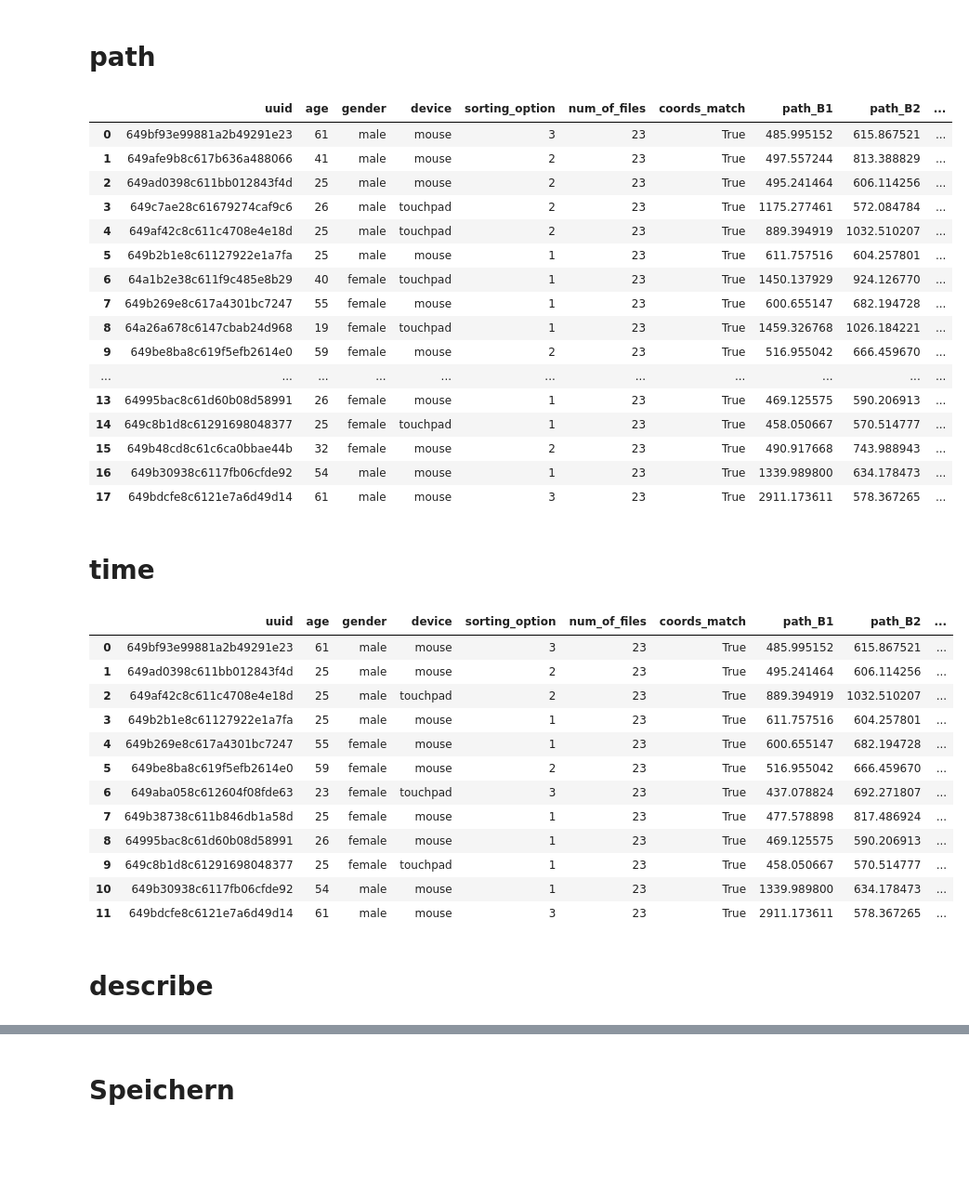
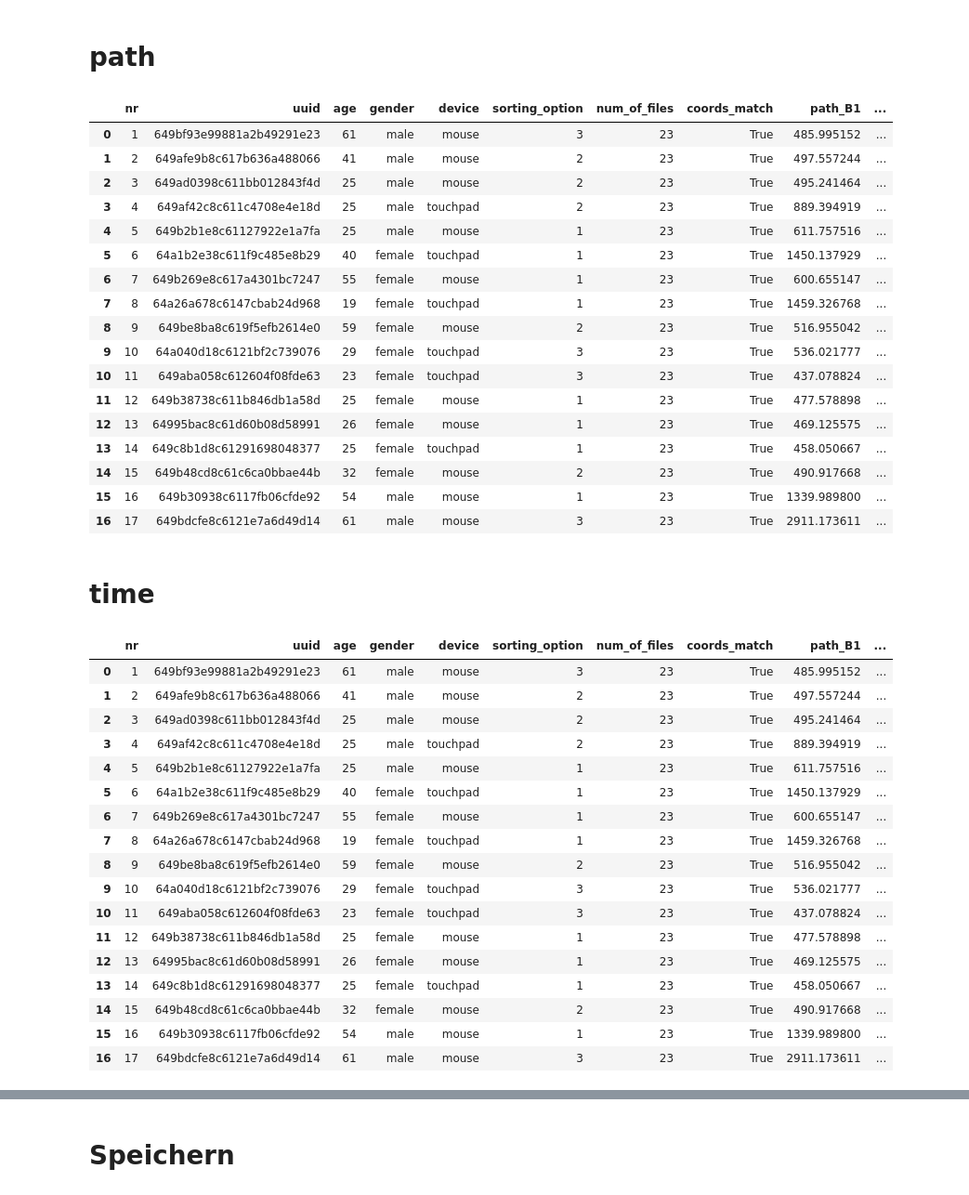
Before and after one commit to isabelvonah/ba, a Jupyter notebook: analysis/05_analysis_B.ipynb, the cells around one changed output, grey strips where cells are left out. Shown at 93% size. Saved outputs shown, nothing was run; the diff lists cells and outputs as text; code cells hidden in the pictures; blank space fills up the shorter version.

```diff
--- a/analysis/05_analysis_B.ipynb
+++ b/analysis/05_analysis_B.ipynb
@@ -23,10 +45,10 @@ for task in tasks:
 
     path_lengths = []
 
-    for user_id in users["uuid"]:
+    for user_nr in users["nr"]:
 
         path_length = 0
-        df_path = task_dict[user_id]
+        df_path = task_dict[str(user_nr)]
 
         for i in range(1, len(df_path)):
             dx = df_path['x'].iloc[i] - df_path['x'].iloc[i-1]
@@ -39,50 +61,54 @@ for task in tasks:
 
 users
 # %% [output]
-|  | uuid | age | gender | device | sorting_option | num_of_files | coords_match | path_B1 | path_B2 | ... |
-| 0 | 649bf93e99881a2b49291e23 | 61 | male | mouse | 3 | 23 | True | 485.995152 | 615.867521 | ... |
-| 1 | 649afe9b8c617b636a488066 | 41 | male | mouse | 2 | 23 | True | 497.557244 | 813.388829 | ... |
-| 2 | 649ad0398c611bb012843f4d | 25 | male | mouse | 2 | 23 | True | 495.241464 | 606.114256 | ... |
-| 3 | 649c7ae28c61679274caf9c6 | 26 | male | touchpad | 2 | 23 | True | 1175.277461 | 572.084784 | ... |
-| 4 | 649af42c8c611c4708e4e18d | 25 | male | touchpad | 2 | 23 | True | 889.394919 | 1032.510207 | ... |
-| 5 | 649b2b1e8c61127922e1a7fa | 25 | male | mouse | 1 | 23 | True | 611.757516 | 604.257801 | ... |
-| 6 | 64a1b2e38c611f9c485e8b29 | 40 | female | touchpad | 1 | 23 | True | 1450.137929 | 924.126770 | ... |
-| 7 | 649b269e8c617a4301bc7247 | 55 | female | mouse | 1 | 23 | True | 600.655147 | 682.194728 | ... |
-| 8 | 64a26a678c6147cbab24d968 | 19 | female | touchpad | 1 | 23 | True | 1459.326768 | 1026.184221 | ... |
-| 9 | 649be8ba8c619f5efb2614e0 | 59 | female | mouse | 2 | 23 | True | 516.955042 | 666.459670 | ... |
-| ... | ... | ... | ... | ... | ... | ... | ... | ... | ... | ... |
-| 13 | 64995bac8c61d60b08d58991 | 26 | female | mouse | 1 | 23 | True | 469.125575 | 590.206913 | ... |
-| 14 | 649c8b1d8c61291698048377 | 25 | female | touchpad | 1 | 23 | True | 458.050667 | 570.514777 | ... |
-| 15 | 649b48cd8c61c6ca0bbae44b | 32 | female | mouse | 2 | 23 | True | 490.917668 | 743.988943 | ... |
-| 16 | 649b30938c6117fb06cfde92 | 54 | male | mouse | 1 | 23 | True | 1339.989800 | 634.178473 | ... |
-| 17 | 649bdcfe8c6121e7a6d49d14 | 61 | male | mouse | 3 | 23 | True | 2911.173611 | 578.367265 | ... |
+|  | nr | uuid | age | gender | device | sorting_option | num_of_files | coords_match | path_B1 | ... |
+| 0 | 1 | 649bf93e99881a2b49291e23 | 61 | male | mouse | 3 | 23 | True | 485.995152 | ... |
+| 1 | 2 | 649afe9b8c617b636a488066 | 41 | male | mouse | 2 | 23 | True | 497.557244 | ... |
+| 2 | 3 | 649ad0398c611bb012843f4d | 25 | male | mouse | 2 | 23 | True | 495.241464 | ... |
+| 3 | 4 | 649af42c8c611c4708e4e18d | 25 | male | touchpad | 2 | 23 | True | 889.394919 | ... |
+| 4 | 5 | 649b2b1e8c61127922e1a7fa | 25 | male | mouse | 1 | 23 | True | 611.757516 | ... |
+| 5 | 6 | 64a1b2e38c611f9c485e8b29 | 40 | female | touchpad | 1 | 23 | True | 1450.137929 | ... |
+| 6 | 7 | 649b269e8c617a4301bc7247 | 55 | female | mouse | 1 | 23 | True | 600.655147 | ... |
+| 7 | 8 | 64a26a678c6147cbab24d968 | 19 | female | touchpad | 1 | 23 | True | 1459.326768 | ... |
+| 8 | 9 | 649be8ba8c619f5efb2614e0 | 59 | female | mouse | 2 | 23 | True | 516.955042 | ... |
+| 9 | 10 | 64a040d18c6121bf2c739076 | 29 | female | touchpad | 3 | 23 | True | 536.021777 | ... |
+| 10 | 11 | 649aba058c612604f08fde63 | 23 | female | touchpad | 3 | 23 | True | 437.078824 | ... |
+| 11 | 12 | 649b38738c611b846db1a58d | 25 | female | mouse | 1 | 23 | True | 477.578898 | ... |
+| 12 | 13 | 64995bac8c61d60b08d58991 | 26 | female | mouse | 1 | 23 | True | 469.125575 | ... |
+| 13 | 14 | 649c8b1d8c61291698048377 | 25 | female | touchpad | 1 | 23 | True | 458.050667 | ... |
+| 14 | 15 | 649b48cd8c61c6ca0bbae44b | 32 | female | mouse | 2 | 23 | True | 490.917668 | ... |
+| 15 | 16 | 649b30938c6117fb06cfde92 | 54 | male | mouse | 1 | 23 | True | 1339.989800 | ... |
+| 16 | 17 | 649bdcfe8c6121e7a6d49d14 | 61 | male | mouse | 3 | 23 | True | 2911.173611 | ... |
 # %% [markdown]
 # time
 # %%
 for task in tasks:
 
     task_times = []
 
-    for user in users["uuid"]:
-        df = pd.read_csv("data/tracking_files/" + user + "_" + task + ".csv")
-        task_times.append(df.iloc[-1]["ms"])
+    for user in users["nr"]:
+        df = pd.read_csv("data/tracking_files/" + str(user) + "_" + task + ".csv")
+        task_times.append(df.iloc[-1]["ms"] / 1000)
 
     users["time_" + task] = task_times
 
 users
 # %% [output]
-|  | uuid | age | gender | device | sorting_option | num_of_files | coords_match | path_B1 | path_B2 | ... |
-| 0 | 649bf93e99881a2b49291e23 | 61 | male | mouse | 3 | 23 | True | 485.995152 | 615.867521 | ... |
-| 1 | 649ad0398c611bb012843f4d | 25 | male | mouse | 2 | 23 | True | 495.241464 | 606.114256 | ... |
-| 2 | 649af42c8c611c4708e4e18d | 25 | male | touchpad | 2 | 23 | True | 889.394919 | 1032.510207 | ... |
-| 3 | 649b2b1e8c61127922e1a7fa | 25 | male | mouse | 1 | 23 | True | 611.757516 | 604.257801 | ... |
-| 4 | 649b269e8c617a4301bc7247 | 55 | female | mouse | 1 | 23 | True | 600.655147 | 682.194728 | ... |
-| 5 | 649be8ba8c619f5efb2614e0 | 59 | female | mouse | 2 | 23 | True | 516.955042 | 666.459670 | ... |
-| 6 | 649aba058c612604f08fde63 | 23 | female | touchpad | 3 | 23 | True | 437.078824 | 692.271807 | ... |
-| 7 | 649b38738c611b846db1a58d | 25 | female | mouse | 1 | 23 | True | 477.578898 | 817.486924 | ... |
-| 8 | 64995bac8c61d60b08d58991 | 26 | female | mouse | 1 | 23 | True | 469.125575 | 590.206913 | ... |
-| 9 | 649c8b1d8c61291698048377 | 25 | female | touchpad | 1 | 23 | True | 458.050667 | 570.514777 | ... |
-| 10 | 649b30938c6117fb06cfde92 | 54 | male | mouse | 1 | 23 | True | 1339.989800 | 634.178473 | ... |
-| 11 | 649bdcfe8c6121e7a6d49d14 | 61 | male | mouse | 3 | 23 | True | 2911.173611 | 578.367265 | ... |
+|  | nr | uuid | age | gender | device | sorting_option | num_of_files | coords_match | path_B1 | ... |
+| 0 | 1 | 649bf93e99881a2b49291e23 | 61 | male | mouse | 3 | 23 | True | 485.995152 | ... |
+| 1 | 2 | 649afe9b8c617b636a488066 | 41 | male | mouse | 2 | 23 | True | 497.557244 | ... |
+| 2 | 3 | 649ad0398c611bb012843f4d | 25 | male | mouse | 2 | 23 | True | 495.241464 | ... |
+| 3 | 4 | 649af42c8c611c4708e4e18d | 25 | male | touchpad | 2 | 23 | True | 889.394919 | ... |
+| 4 | 5 | 649b2b1e8c61127922e1a7fa | 25 | male | mouse | 1 | 23 | True | 611.757516 | ... |
+| 5 | 6 | 64a1b2e38c611f9c485e8b29 | 40 | female | touchpad | 1 | 23 | True | 1450.137929 | ... |
+| 6 | 7 | 649b269e8c617a4301bc7247 | 55 | female | mouse | 1 | 23 | True | 600.655147 | ... |
+| 7 | 8 | 64a26a678c6147cbab24d968 | 19 | female | touchpad | 1 | 23 | True | 1459.326768 | ... |
+| 8 | 9 | 649be8ba8c619f5efb2614e0 | 59 | female | mouse | 2 | 23 | True | 516.955042 | ... |
+| 9 | 10 | 64a040d18c6121bf2c739076 | 29 | female | touchpad | 3 | 23 | True | 536.021777 | ... |
+| 10 | 11 | 649aba058c612604f08fde63 | 23 | female | touchpad | 3 | 23 | True | 437.078824 | ... |
+| 11 | 12 | 649b38738c611b846db1a58d | 25 | female | mouse | 1 | 23 | True | 477.578898 | ... |
+| 12 | 13 | 64995bac8c61d60b08d58991 | 26 | female | mouse | 1 | 23 | True | 469.125575 | ... |
+| 13 | 14 | 649c8b1d8c61291698048377 | 25 | female | touchpad | 1 | 23 | True | 458.050667 | ... |
+| 14 | 15 | 649b48cd8c61c6ca0bbae44b | 32 | female | mouse | 2 | 23 | True | 490.917668 | ... |
+| 15 | 16 | 649b30938c6117fb06cfde92 | 54 | male | mouse | 1 | 23 | True | 1339.989800 | ... |
+| 16 | 17 | 649bdcfe8c6121e7a6d49d14 | 61 | male | mouse | 3 | 23 | True | 2911.173611 | ... |
-# %% [markdown]
-# describe
```
Also changed, not shown: parts of 9 cells of this notebook, 8 other files.
